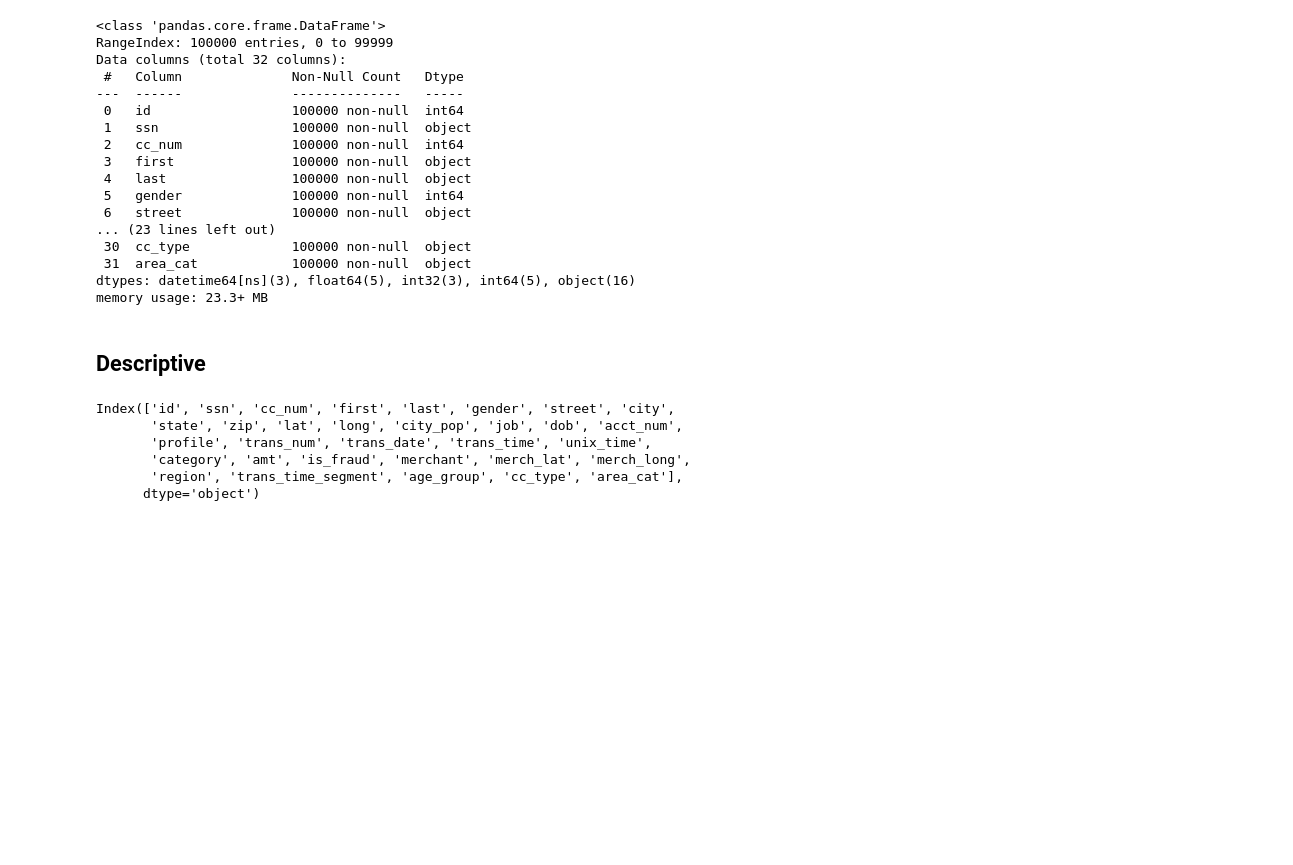
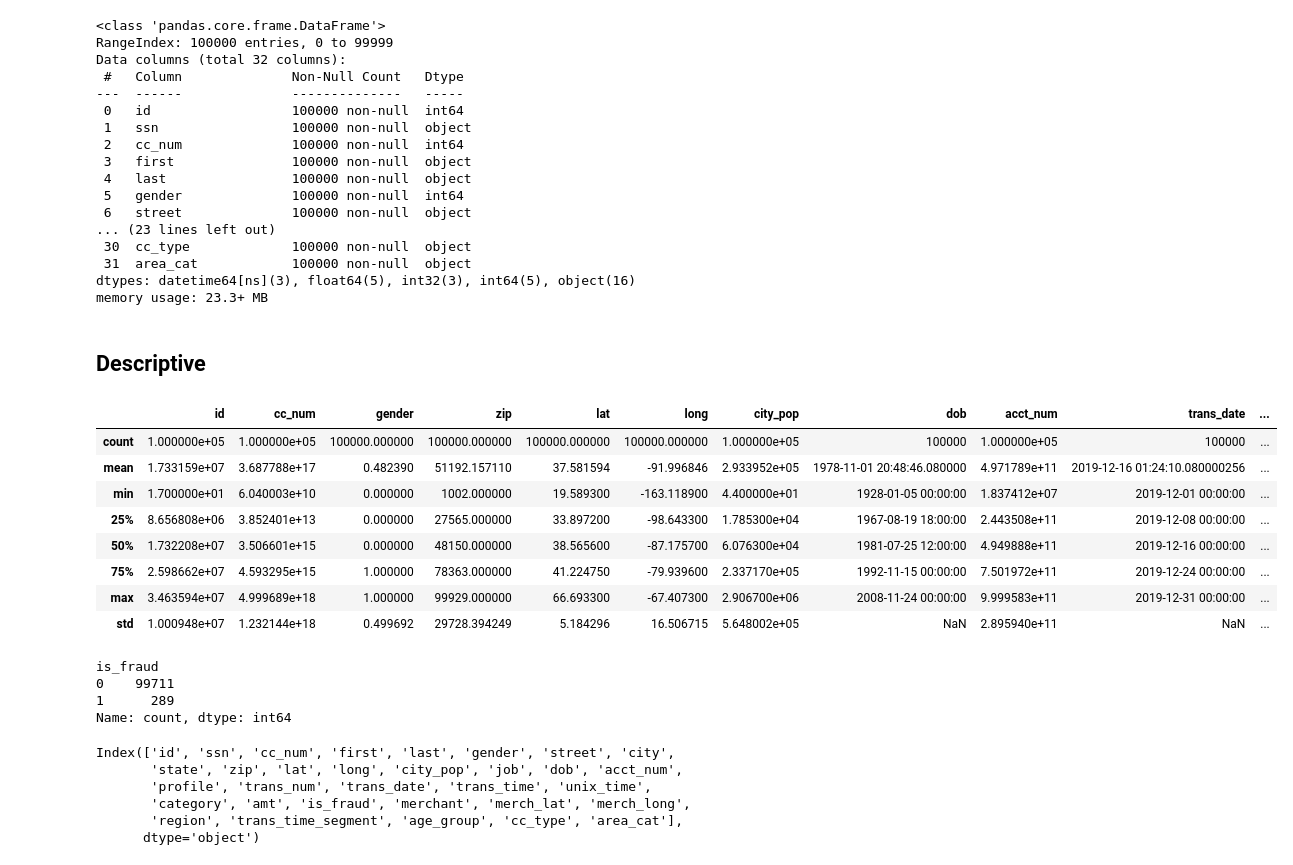
Before and after one commit to Myself-and-me/Credit_Card_Fraud_Detection, a Jupyter notebook: ds18_ml-proj-2.1.ipynb, the cells around one changed output. Drawn from its saved outputs; the diff is of its cells as text; code cells hidden in the pictures; blank space fills up the shorter version.

```diff
--- a/ds18_ml-proj-2.1.ipynb
+++ b/ds18_ml-proj-2.1.ipynb
@@ -482,6 +483,6 @@ df.to_pickle(fname + '_prepared.pkl')
 # %%
-df1 = pd.read_pickle(fname + '_prepared.pkl')
-df1.head()
+df_eda = pd.read_pickle(fname + '_prepared.pkl')
+df_eda.head()
 # %% [output]
 |  | id | ssn | cc_num | first | last | gender | street | city | state | zip | lat | ... |
 | 0 | 18832098 | 087-12-2118 | 639017474813 | Zachary | Parks | 1 | 94238 Jacob Cliff Apt. 458 | Columbia | MO | 65203 | 38.9348 | ... |
@@ -510,5 +511,24 @@ Data columns (total 32 columns):
 dtypes: datetime64[ns](3), float64(5), int32(3), int64(5), object(16)
 memory usage: 23.3+ MB
 # %% [markdown]
-## Descriptive
+## **Descriptive**
+# %%
+df_eda.describe()
+# %% [output]
+|  | id | cc_num | gender | zip | lat | long | city_pop | dob | acct_num | trans_date | ... |
+| count | 1.000000e+05 | 1.000000e+05 | 100000.000000 | 100000.000000 | 100000.000000 | 100000.000000 | 1.000000e+05 | 100000 | 1.000000e+05 | 100000 | ... |
+| mean | 1.733159e+07 | 3.687788e+17 | 0.482390 | 51192.157110 | 37.581594 | -91.996846 | 2.933952e+05 | 1978-11-01 20:48:46.080000 | 4.971789e+11 | 2019-12-16 01:24:10.080000256 | ... |
+| min | 1.700000e+01 | 6.040003e+10 | 0.000000 | 1002.000000 | 19.589300 | -163.118900 | 4.400000e+01 | 1928-01-05 00:00:00 | 1.837412e+07 | 2019-12-01 00:00:00 | ... |
+| 25% | 8.656808e+06 | 3.852401e+13 | 0.000000 | 27565.000000 | 33.897200 | -98.643300 | 1.785300e+04 | 1967-08-19 18:00:00 | 2.443508e+11 | 2019-12-08 00:00:00 | ... |
+| 50% | 1.732208e+07 | 3.506601e+15 | 0.000000 | 48150.000000 | 38.565600 | -87.175700 | 6.076300e+04 | 1981-07-25 12:00:00 | 4.949888e+11 | 2019-12-16 00:00:00 | ... |
+| 75% | 2.598662e+07 | 4.593295e+15 | 1.000000 | 78363.000000 | 41.224750 | -79.939600 | 2.337170e+05 | 1992-11-15 00:00:00 | 7.501972e+11 | 2019-12-24 00:00:00 | ... |
+| max | 3.463594e+07 | 4.999689e+18 | 1.000000 | 99929.000000 | 66.693300 | -67.407300 | 2.906700e+06 | 2008-11-24 00:00:00 | 9.999583e+11 | 2019-12-31 00:00:00 | ... |
+| std | 1.000948e+07 | 1.232144e+18 | 0.499692 | 29728.394249 | 5.184296 | 16.506715 | 5.648002e+05 | NaN | 2.895940e+11 | NaN | ... |
+# %%
+df_eda['is_fraud'].value_counts()
+# %% [output]
+is_fraud
+0    99711
+1      289
+Name: count, dtype: int64
 # %%
```
Also changed, not shown: parts of 24 cells of this notebook, 2 other files.
